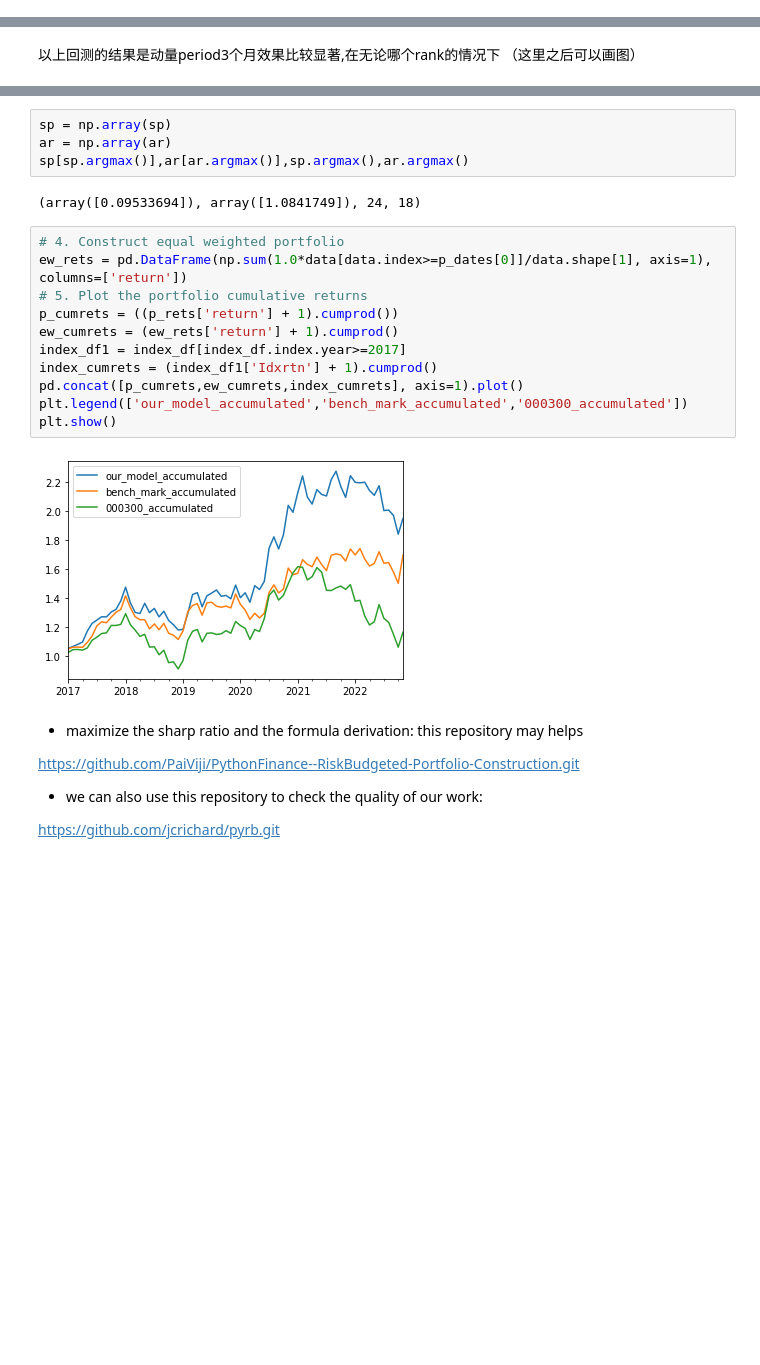
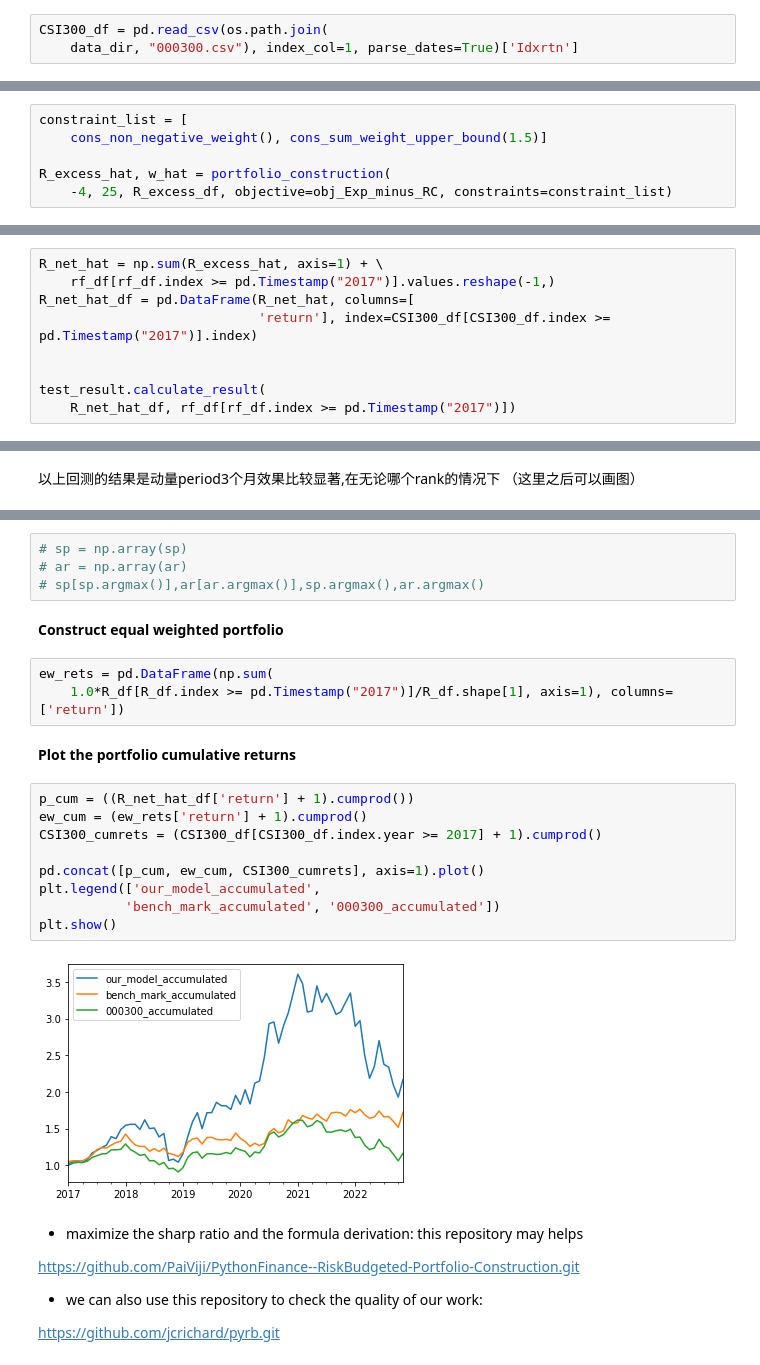
Before and after one commit to Linnore/STA4020-Projecto, a Jupyter notebook: basic_risk_budgeting.ipynb, the cells around one changed output, grey strips where cells are left out. Saved outputs shown, nothing was run; the diff lists cells and outputs as text; blank space fills up the shorter version.

```diff
--- a/basic_risk_budgeting.ipynb
+++ b/basic_risk_budgeting.ipynb
@@ -28,3 +41,6 @@ p_rets = pd.DataFrame(index=p_dates, columns=['return'])
+# %%
+CSI300_df = pd.read_csv(os.path.join(
+    data_dir, "000300.csv"), index_col=1, parse_dates=True)['Idxrtn']
 # %% [markdown]
 # Construct Portfolio
 # %% [markdown]
@@ -149,0 +63,6 @@ for t in p_dates:
+# %%
+constraint_list = [
+    cons_non_negative_weight(), cons_sum_weight_upper_bound(1.5)]
+
+R_excess_hat, w_hat = portfolio_construction(
+    -4, 25, R_excess_df, objective=obj_Exp_minus_RC, constraints=constraint_list)
@@ -149,0 +71,9 @@ for t in p_dates:
+# %%
+R_net_hat = np.sum(R_excess_hat, axis=1) + \
+    rf_df[rf_df.index >= pd.Timestamp("2017")].values.reshape(-1,)
+R_net_hat_df = pd.DataFrame(R_net_hat, columns=[
+                            'return'], index=CSI300_df[CSI300_df.index >= pd.Timestamp("2017")].index)
+
+
+test_result.calculate_result(
+    R_net_hat_df, rf_df[rf_df.index >= pd.Timestamp("2017")])
@@ -163,22 +100,25 @@ for i in range(10,35):
 # %%
-sp = np.array(sp)
-ar = np.array(ar)
-sp[sp.argmax()],ar[ar.argmax()],sp.argmax(),ar.argmax()
+# sp = np.array(sp)
+# ar = np.array(ar)
+# sp[sp.argmax()],ar[ar.argmax()],sp.argmax(),ar.argmax()
-# %% [output]
-(array([0.09533694]), array([1.0841749]), 24, 18)
+# %% [markdown]
+**Construct equal weighted portfolio**
+# %%
+ew_rets = pd.DataFrame(np.sum(
+    1.0*R_df[R_df.index >= pd.Timestamp("2017")]/R_df.shape[1], axis=1), columns=['return'])
+# %% [markdown]
+**Plot the portfolio cumulative returns**
 # %%
-# 4. Construct equal weighted portfolio
-ew_rets = pd.DataFrame(np.sum(1.0*data[data.index>=p_dates[0]]/data.shape[1], axis=1), columns=['return'])
-# 5. Plot the portfolio cumulative returns
-p_cumrets = ((p_rets['return'] + 1).cumprod())
-ew_cumrets = (ew_rets['return'] + 1).cumprod()
-index_df1 = index_df[index_df.index.year>=2017]
-index_cumrets = (index_df1['Idxrtn'] + 1).cumprod()
-pd.concat([p_cumrets,ew_cumrets,index_cumrets], axis=1).plot()
-plt.legend(['our_model_accumulated','bench_mark_accumulated','000300_accumulated'])
+p_cum = ((R_net_hat_df['return'] + 1).cumprod())
+ew_cum = (ew_rets['return'] + 1).cumprod()
+CSI300_cumrets = (CSI300_df[CSI300_df.index.year >= 2017] + 1).cumprod()
+
+pd.concat([p_cum, ew_cum, CSI300_cumrets], axis=1).plot()
+plt.legend(['our_model_accumulated',
+           'bench_mark_accumulated', '000300_accumulated'])
 plt.show()
 # %% [output]
-[figure, old version]
+[figure, new version]
 # %% [markdown]
 * maximize the sharp ratio and the formula derivation: this repository may helps
 
```
Also changed, not shown: parts of 23 cells of this notebook, 7 other files.
